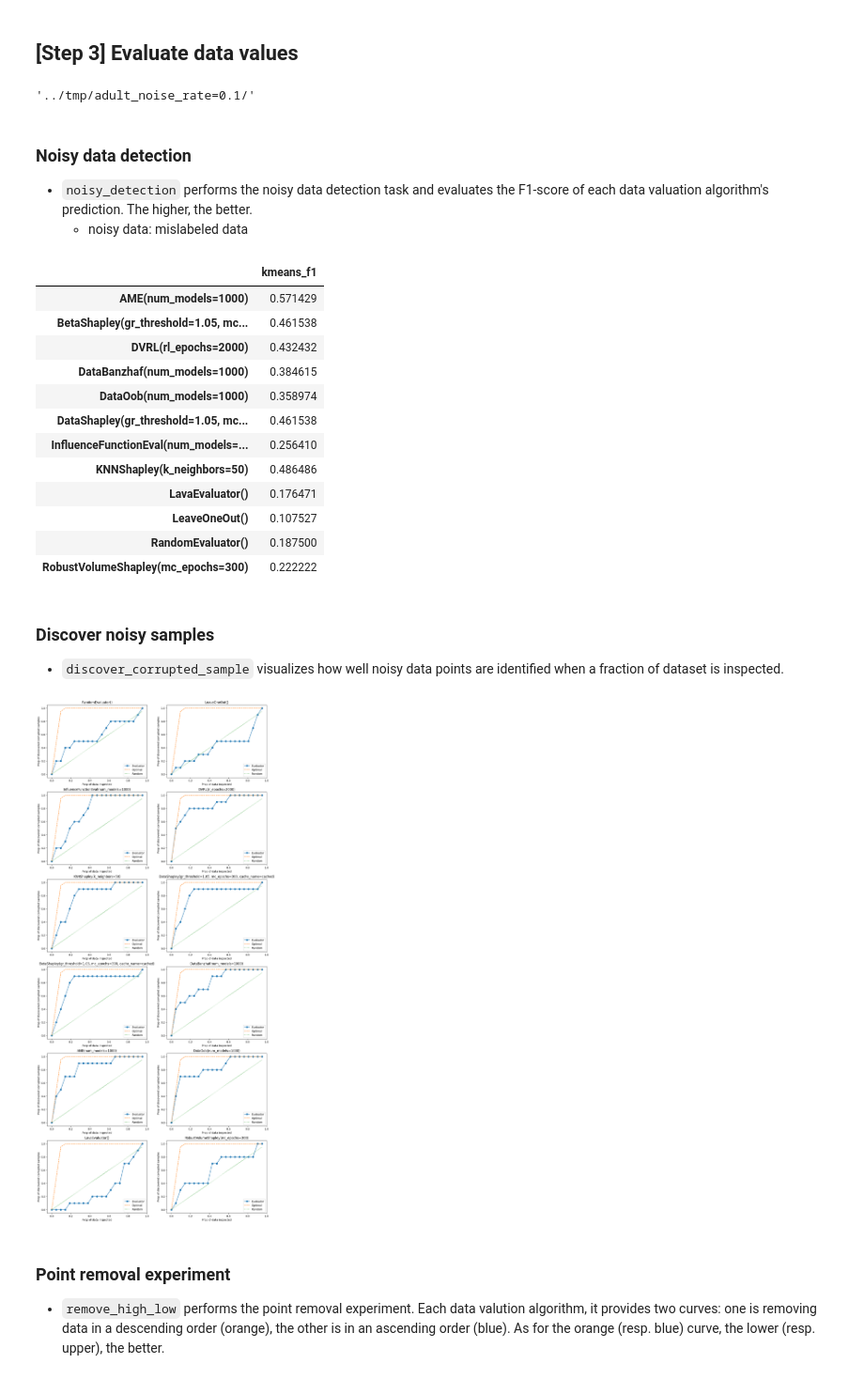
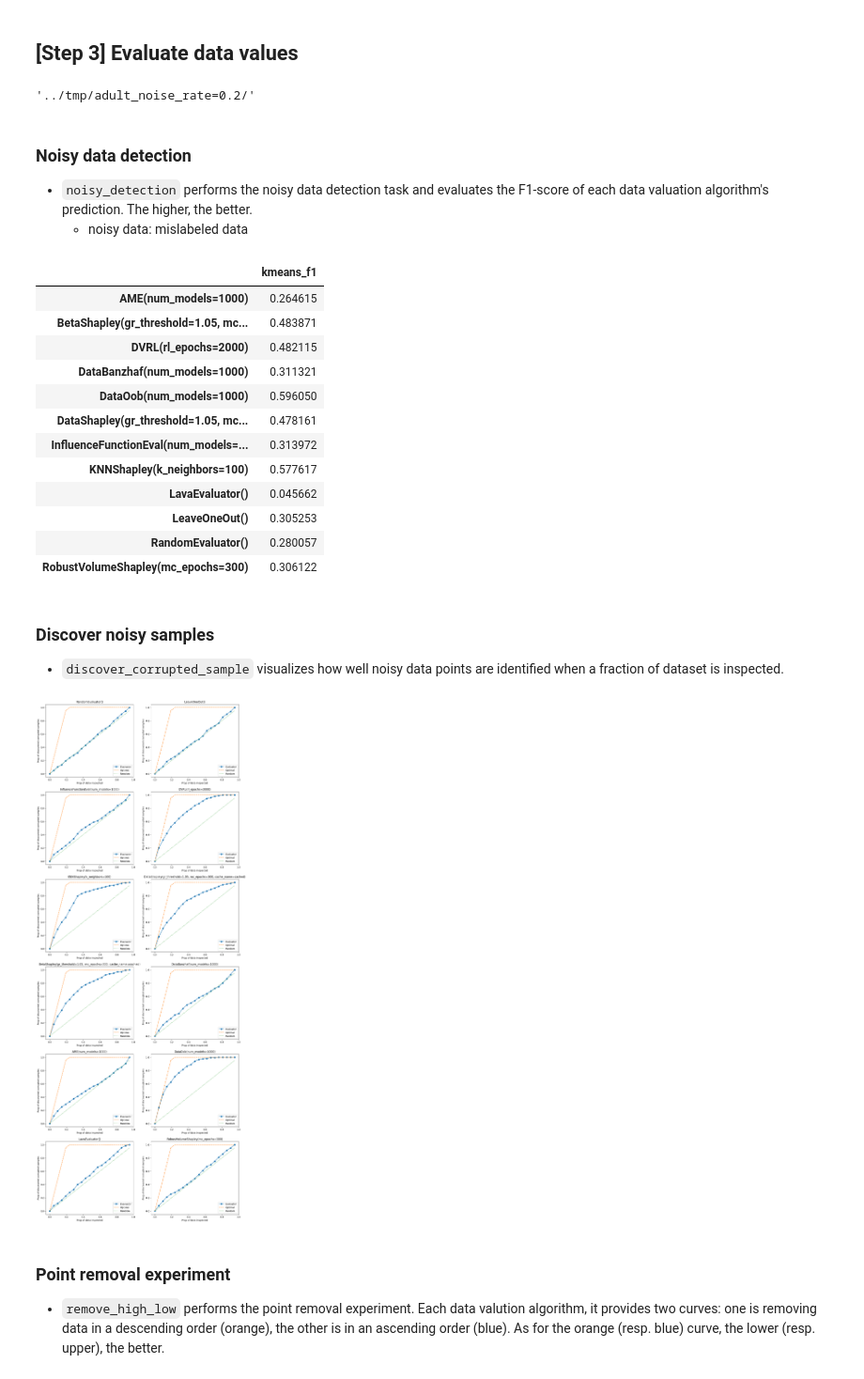
Before and after one commit to opendataval/opendataval, a Jupyter notebook: examples/adult_classification.ipynb, the cells around one changed output. Shown at 94% size. Saved outputs shown, nothing was run; the diff lists cells and outputs as text; code cells hidden in the pictures.

```diff
--- a/examples/adult_classification.ipynb
+++ b/examples/adult_classification.ipynb
@@ -35,8 +35,8 @@ The following code cell demonstrates how to set up `ExperimentMediator` with a p
 - Metric: Classification accuracy
 # %%
 dataset_name = "adult"
-train_count, valid_count, test_count = 100, 50, 50
-noise_rate = 0.1
+train_count, valid_count, test_count = 1000, 100, 500
+noise_rate = 0.2
 noise_kwargs = {'noise_rate': noise_rate}
 model_name = "sklogreg"
 metric_name = "accuracy"
@@ -116,7 +116,7 @@ output_dir = f"../tmp/{dataset_name}_{noise_rate=}/"
 exper_med.set_output_directory(output_dir)
 output_dir
 # %% [output]
-'../tmp/adult_noise_rate=0.1/'
+'../tmp/adult_noise_rate=0.2/'
 # %% [markdown]
 ### Noisy data detection
 - `noisy_detection` performs the noisy data detection task and evaluates the F1-score of each data valuation algorithm's prediction. The higher, the better.
@@ -125,26 +125,26 @@ output_dir
 exper_med.evaluate(noisy_detection, save_output=True)
 # %% [output]
 |  | kmeans_f1 |
-| AME(num_models=1000) | 0.571429 |
-| BetaShapley(gr_threshold=1.05, mc... | 0.461538 |
-| DVRL(rl_epochs=2000) | 0.432432 |
-| DataBanzhaf(num_models=1000) | 0.384615 |
-| DataOob(num_models=1000) | 0.358974 |
-| DataShapley(gr_threshold=1.05, mc... | 0.461538 |
-| InfluenceFunctionEval(num_models=... | 0.256410 |
-| KNNShapley(k_neighbors=50) | 0.486486 |
-| LavaEvaluator() | 0.176471 |
-| LeaveOneOut() | 0.107527 |
-| RandomEvaluator() | 0.187500 |
-| RobustVolumeShapley(mc_epochs=300) | 0.222222 |
+| AME(num_models=1000) | 0.264615 |
+| BetaShapley(gr_threshold=1.05, mc... | 0.483871 |
+| DVRL(rl_epochs=2000) | 0.482115 |
+| DataBanzhaf(num_models=1000) | 0.311321 |
+| DataOob(num_models=1000) | 0.596050 |
+| DataShapley(gr_threshold=1.05, mc... | 0.478161 |
+| InfluenceFunctionEval(num_models=... | 0.313972 |
+| KNNShapley(k_neighbors=100) | 0.577617 |
+| LavaEvaluator() | 0.045662 |
+| LeaveOneOut() | 0.305253 |
+| RandomEvaluator() | 0.280057 |
+| RobustVolumeShapley(mc_epochs=300) | 0.306122 |
 # %% [markdown]
 ### Discover noisy samples
 - `discover_corrupted_sample` visualizes how well noisy data points are identified when a fraction of dataset is inspected.
 # %%
-fig = plt.figure(figsize=(15, 35))
-_, fig = exper_med.plot(discover_corrupted_sample, fig, col=2, save_output=True)
+fig = plt.figure(figsize=(15, 40))
+df, fig = exper_med.plot(discover_corrupted_sample, fig, col=2, save_output=True)
 # %% [output]
-[figure, old version]
+[figure, new version]
 # %% [markdown]
 ### Point removal experiment
 - `remove_high_low` performs the point removal experiment. Each data valution algorithm, it provides two curves: one is removing data in a descending order (orange), the other is in an ascending order (blue). As for the orange (resp. blue) curve, the lower (resp. upper), the better.
```
Also changed, not shown: parts of 5 cells of this notebook, 13 other files.
